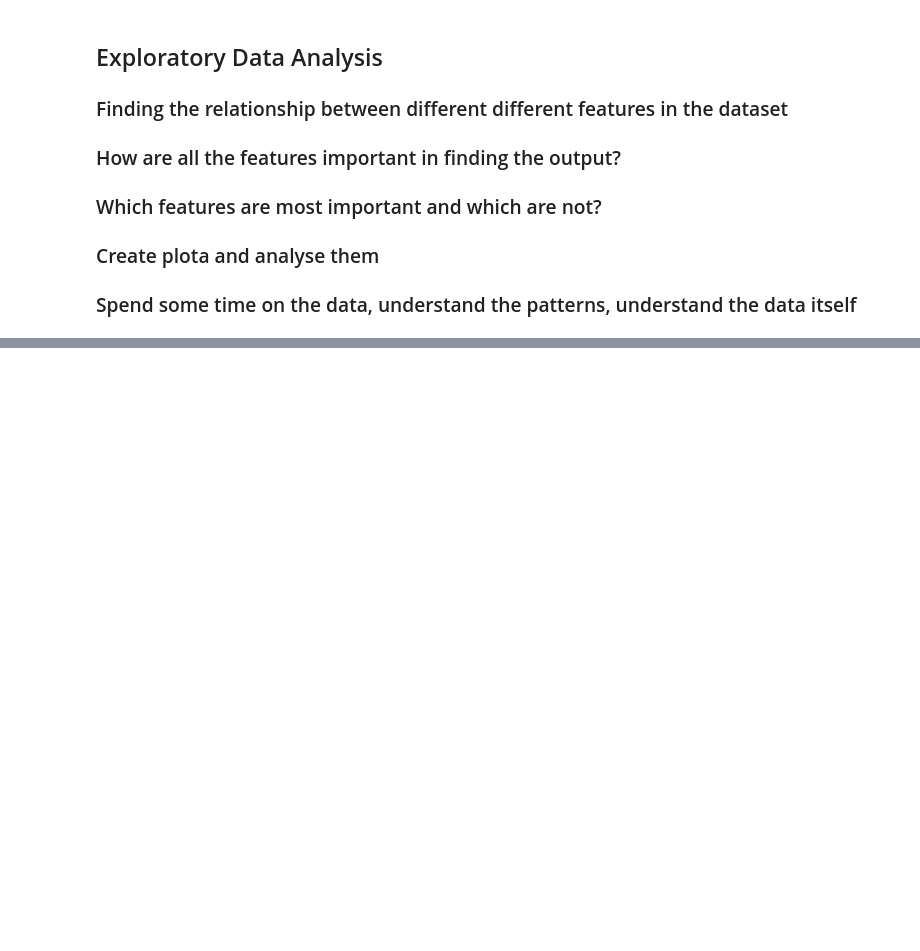
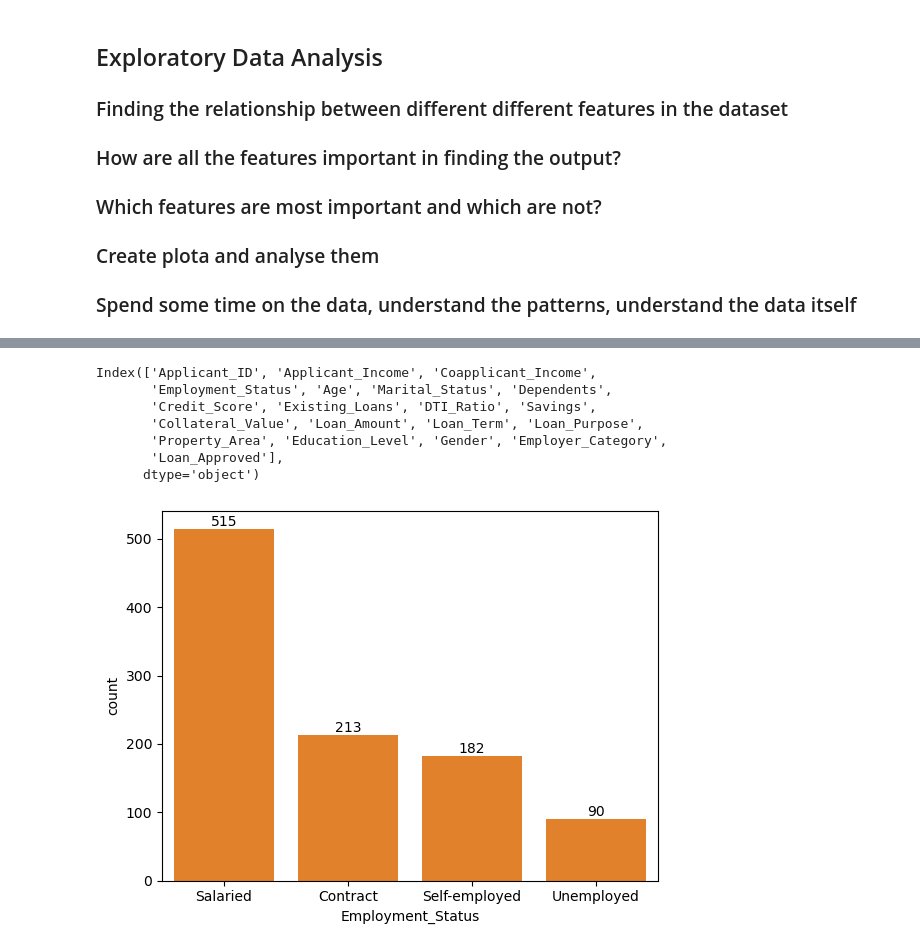
Before and after one commit to VineethaJNV/Creditwise_Loan_System, a Jupyter notebook: credit_wise.ipynb, the cells around one changed output, grey strips where cells are left out. Cells and saved outputs as stored; diff of their text form; code cells hidden in the pictures; blank space fills up the shorter version.

```diff
--- a/credit_wise.ipynb
+++ b/credit_wise.ipynb
@@ -166,0 +213,17 @@ dtype: int64
+# %%
+emp_status_cnt = df["Employment_Status"].value_counts()
+emp_status_cnt
+
+sns.barplot(emp_status_cnt)
+ax = sns.barplot(emp_status_cnt)
+ax.bar_label(ax.containers[0])
+df.columns
+# %% [output]
+Index(['Applicant_ID', 'Applicant_Income', 'Coapplicant_Income',
+       'Employment_Status', 'Age', 'Marital_Status', 'Dependents',
+       'Credit_Score', 'Existing_Loans', 'DTI_Ratio', 'Savings',
+       'Collateral_Value', 'Loan_Amount', 'Loan_Term', 'Loan_Purpose',
+       'Property_Area', 'Education_Level', 'Gender', 'Employer_Category',
+       'Loan_Approved'],
+      dtype='object')
+[figure, added]
```
Also changed, not shown: parts of 21 cells of this notebook.
